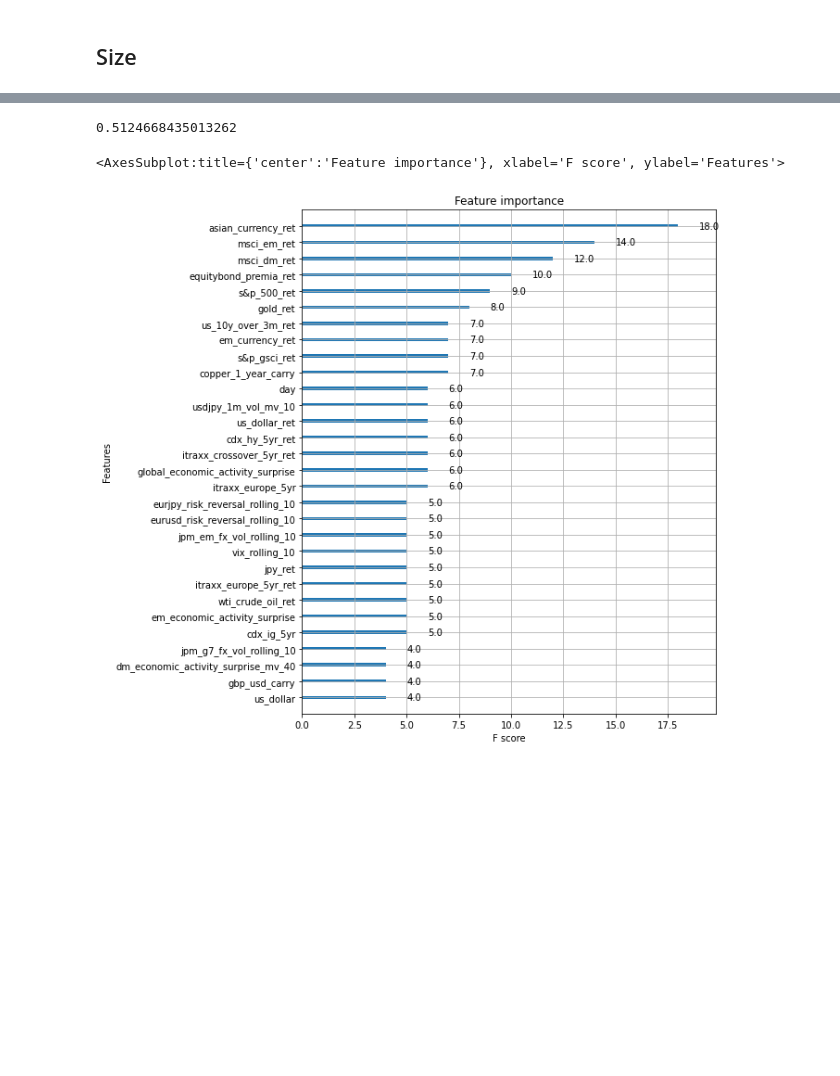
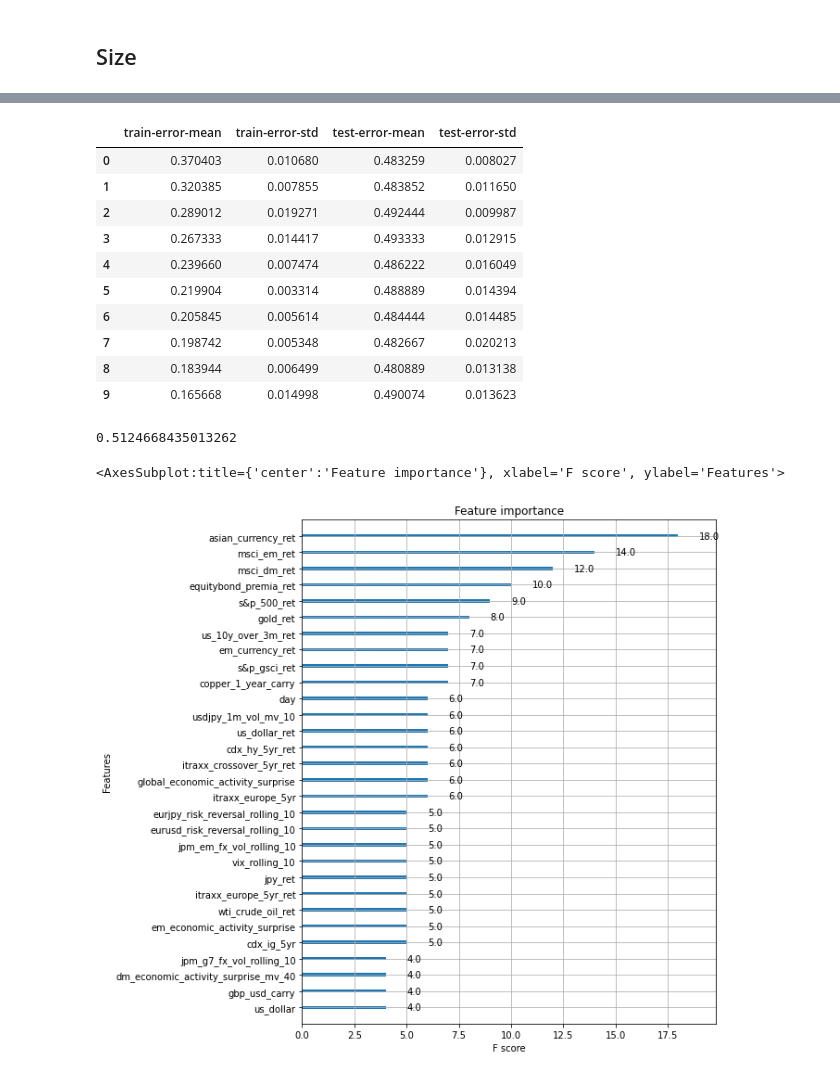
Before and after one commit to JBaldys/APlusBernstein-Project, a Jupyter notebook: notebooks/models/xgboost.ipynb, the cells around one changed output, grey strips where cells are left out. Saved outputs shown, nothing was run; the diff lists cells and outputs as text; code cells hidden in the pictures; blank space fills up the shorter version.

```diff
--- a/notebooks/models/xgboost.ipynb
+++ b/notebooks/models/xgboost.ipynb
@@ -60,3 +132,17 @@ XGBClassifier(alpha=1, base_score=0.5, booster='gbtree', callbacks=None,
+# %%
+res
+# %% [output]
+|  | train-error-mean | train-error-std | test-error-mean | test-error-std |
+| 0 | 0.370403 | 0.010680 | 0.483259 | 0.008027 |
+| 1 | 0.320385 | 0.007855 | 0.483852 | 0.011650 |
+| 2 | 0.289012 | 0.019271 | 0.492444 | 0.009987 |
+| 3 | 0.267333 | 0.014417 | 0.493333 | 0.012915 |
+| 4 | 0.239660 | 0.007474 | 0.486222 | 0.016049 |
+| 5 | 0.219904 | 0.003314 | 0.488889 | 0.014394 |
+| 6 | 0.205845 | 0.005614 | 0.484444 | 0.014485 |
+| 7 | 0.198742 | 0.005348 | 0.482667 | 0.020213 |
+| 8 | 0.183944 | 0.006499 | 0.480889 | 0.013138 |
+| 9 | 0.165668 | 0.014998 | 0.490074 | 0.013623 |
 # %%
 np.mean(xgb_classifier_size.predict(x_test_size) == y_test_size)
 # %% [output]
```
Also changed, not shown: parts of 11 cells of this notebook, 9 other files.
